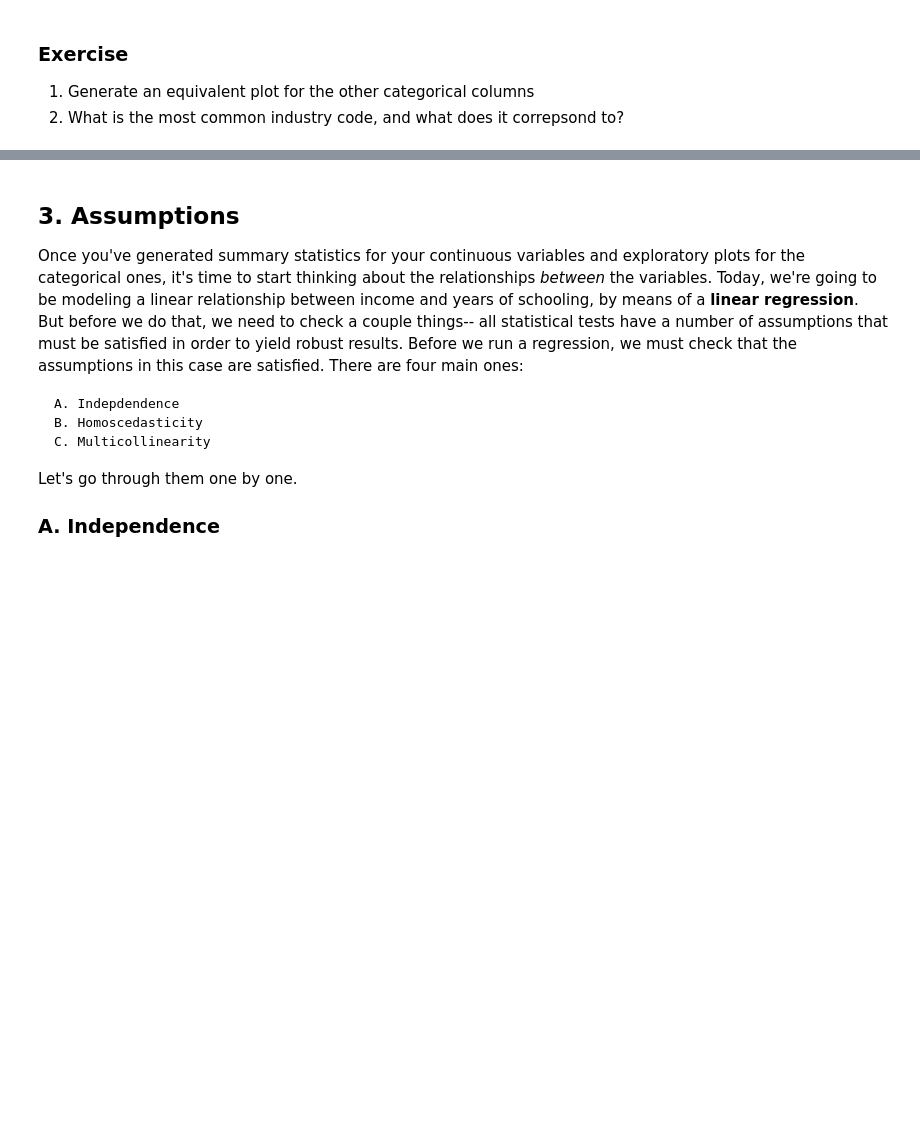
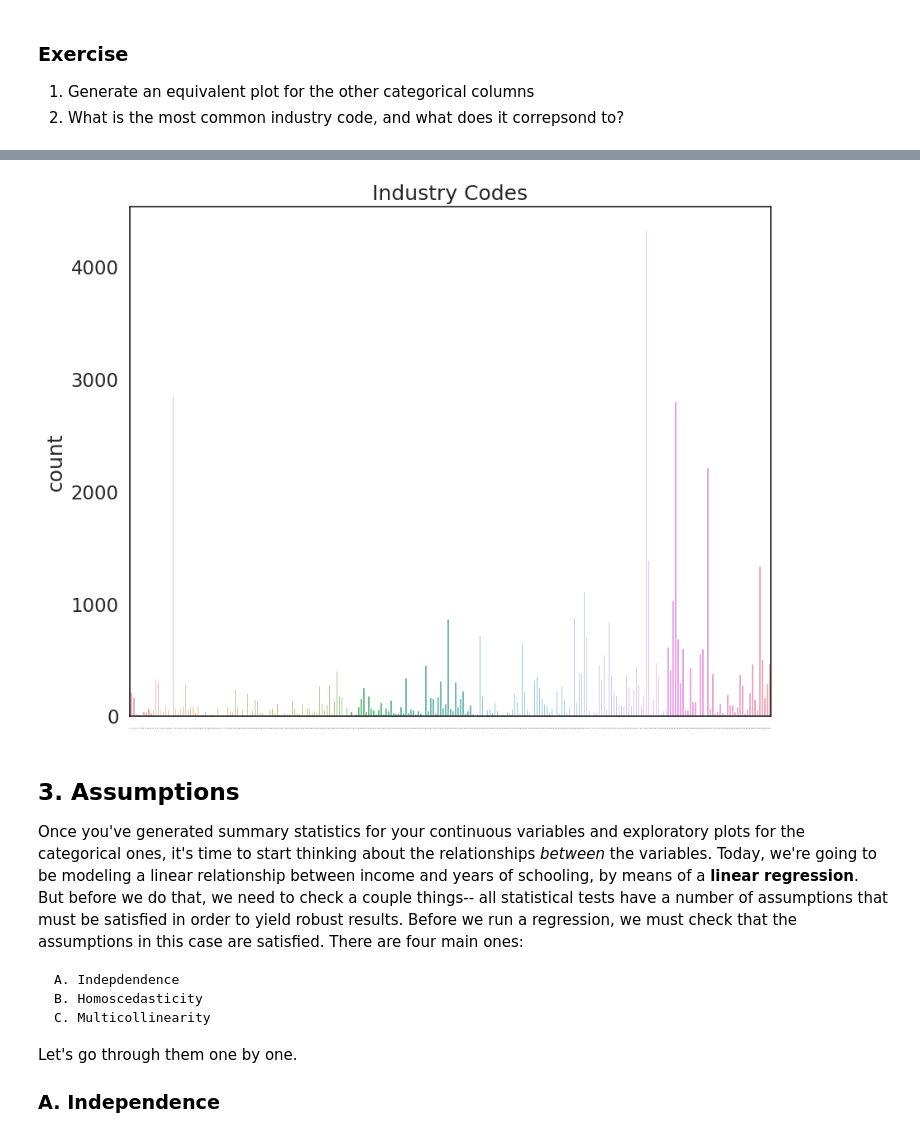
Before and after one commit to jaoshang/QM2, a Jupyter notebook: notebooks/W08. Linear Regression.ipynb, the cells around one changed output, grey strips where cells are left out. Saved outputs shown, nothing was run; the diff lists cells and outputs as text; code cells hidden in the pictures; blank space fills up the shorter version.

```diff
--- a/notebooks/W08. Linear Regression.ipynb
+++ b/notebooks/W08. Linear Regression.ipynb
@@ -173,3 +198,12 @@ plt.show() # show the plot
+# %%
+sns.countplot(data=reg_df, x='ind') # plot the union variable
+
+plt.title('Industry Codes')
+plt.xlabel('')
+plt.xticks (size=1)
+plt.show()
+# %% [output]
+[figure, added]
 # %% [markdown]
 ## 3. Assumptions
 
```
Also changed, not shown: parts of 5 cells of this notebook.
